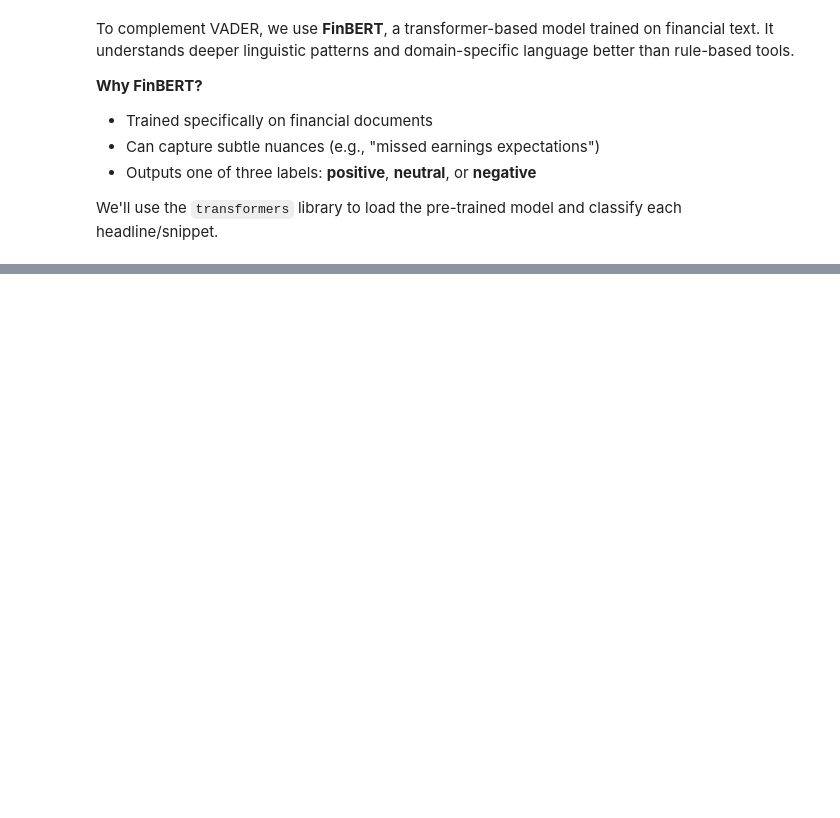
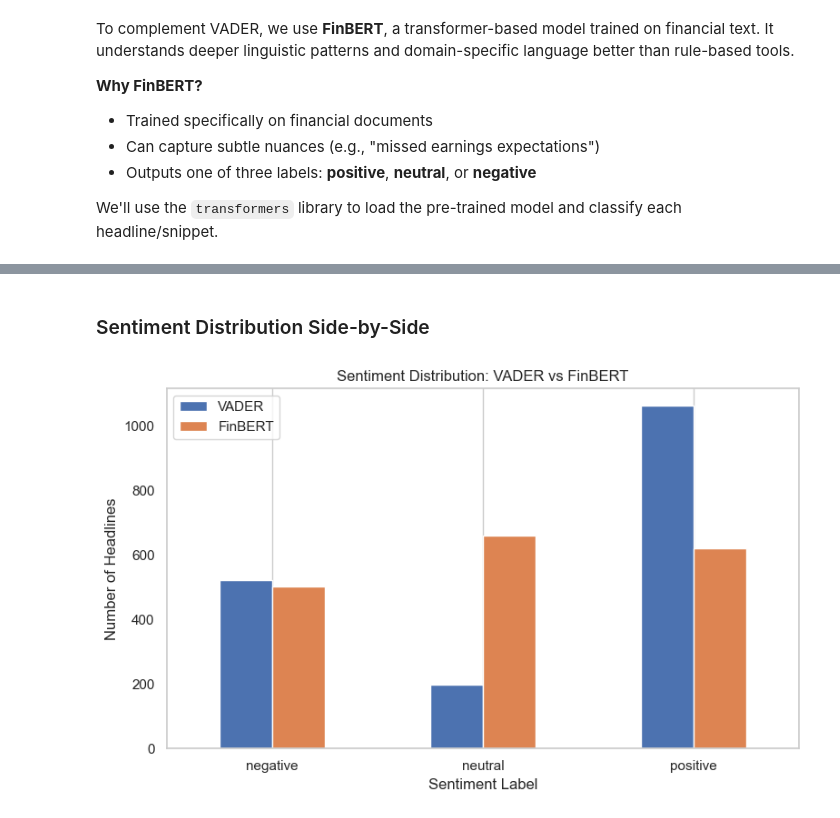
Before and after one commit to mansari40/NLP-FinancialRisk-Project, a Jupyter notebook: Final Project_Predicting financial risk using NLP.ipynb, the cells around one changed output, grey strips where cells are left out. Cells and saved outputs as stored; diff of their text form; code cells hidden in the pictures; blank space fills up the shorter version.

```diff
--- a/Final Project_Predicting financial risk using NLP.ipynb
+++ b/Final Project_Predicting financial risk using NLP.ipynb
@@ -482,0 +551,23 @@ Name: count, dtype: int64
+# %% [markdown]
+### Sentiment Distribution Side-by-Side
+# %%
+# Count sentiment labels
+vader_counts = df["vader_label"].value_counts().sort_index()
+finbert_counts = df["finbert_label"].value_counts().sort_index()
+
+# Combine into one DataFrame for plotting
+comparison_df = pd.DataFrame({
+    "VADER": vader_counts,
+    "FinBERT": finbert_counts
+})
+
+# Plot
+comparison_df.plot(kind="bar", figsize=(8, 5), rot=0)
+plt.title("Sentiment Distribution: VADER vs FinBERT")
+plt.ylabel("Number of Headlines")
+plt.xlabel("Sentiment Label")
+plt.grid(axis="y")
+plt.tight_layout()
+plt.show()
+# %% [output]
+[figure, added]
```
Also changed, not shown: parts of 26 cells of this notebook.
